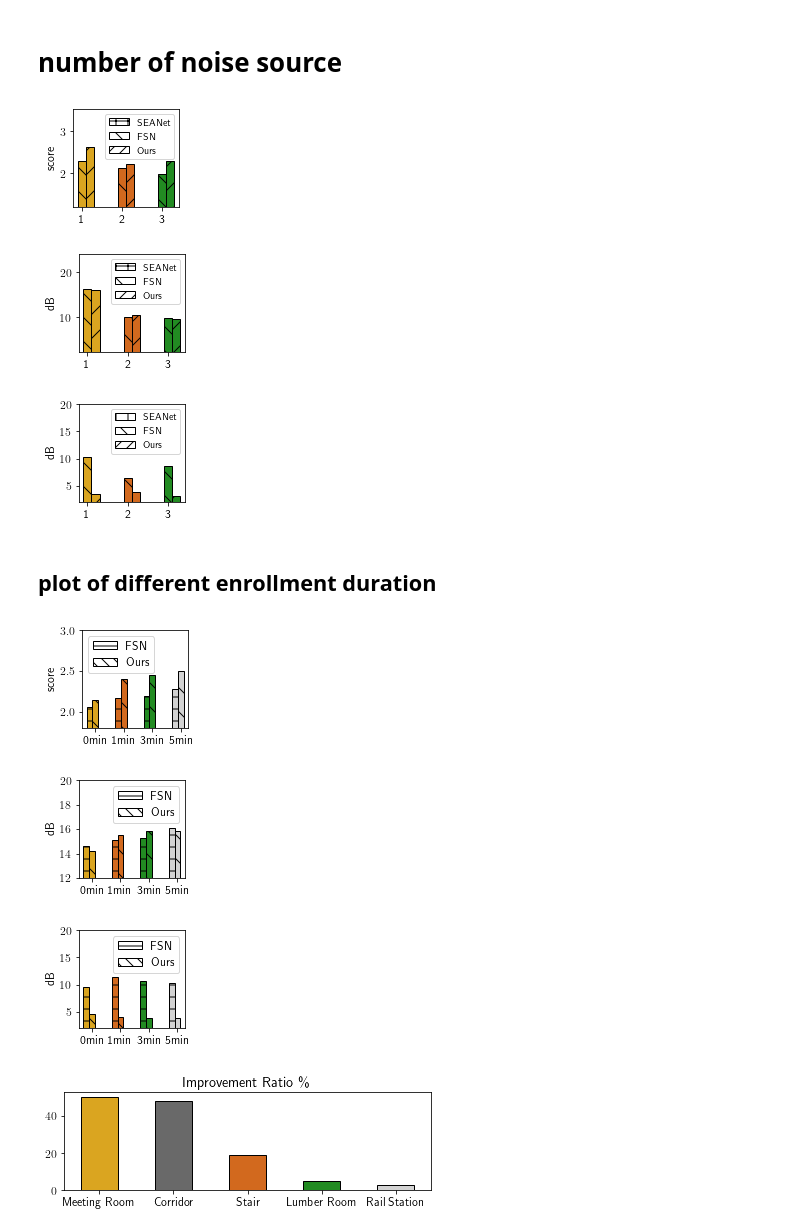
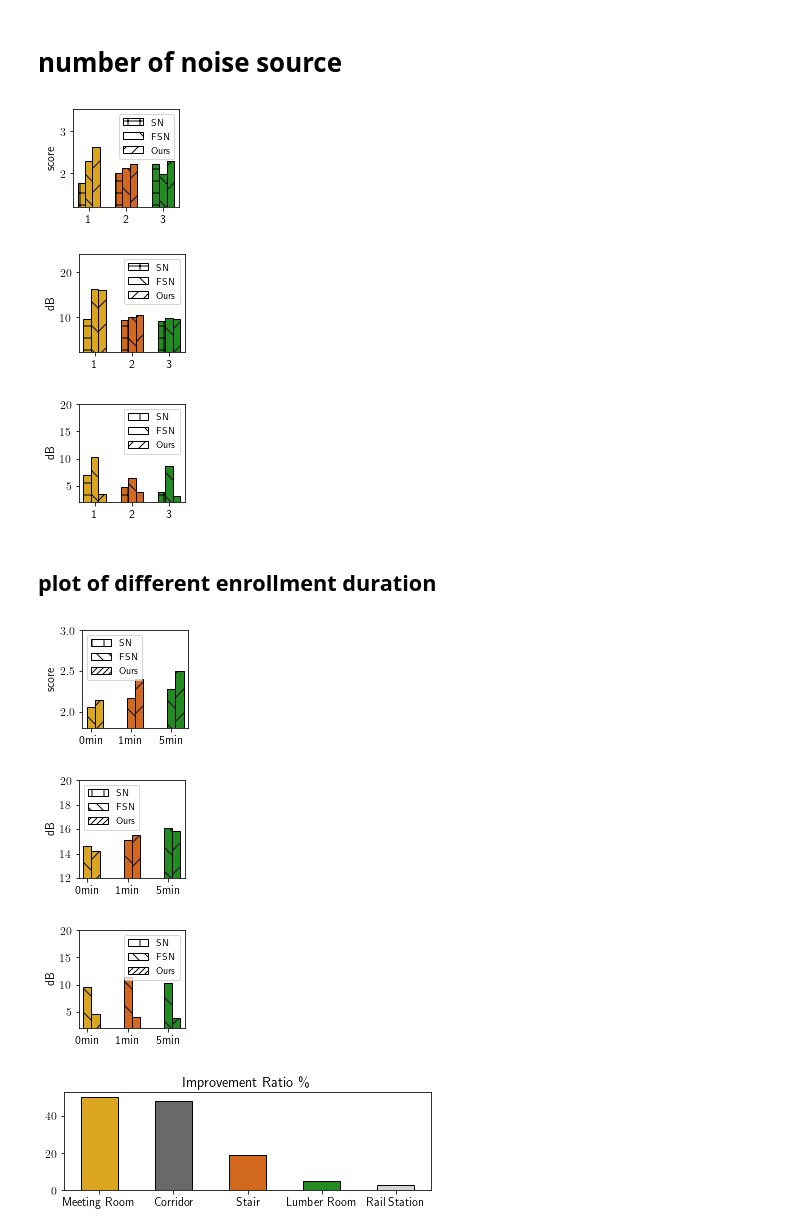
Before and after one commit to lixinghe1999/audioproject, a Jupyter notebook: enhancement/plot/plot.ipynb, the cells around one changed output. Cells and saved outputs as stored; diff of their text form; code cells hidden in the pictures.

Commit message:
train SEANet

```diff
--- a/enhancement/plot/plot.ipynb
+++ b/enhancement/plot/plot.ipynb
@@ -29,7 +29,7 @@ for j in range(3):
     plt.ylim(y_lims[j])
     plt.ylabel(labels[j])
     plt.xticks([0.2, 1.2, 2.2], names)
-    seanet_patch = mpatches.Patch(edgecolor='black', facecolor='white', hatch='+', label='SEANet')
+    seanet_patch = mpatches.Patch(edgecolor='black', facecolor='white', hatch='+', label='SN')
     fullsubnet_patch = mpatches.Patch(edgecolor='black', facecolor='white', hatch='\\', label='FSN')
     vibvoice_patch = mpatches.Patch(edgecolor='black', facecolor='white', hatch='//', label='Ours')
     plt.legend(handles=[seanet_patch, fullsubnet_patch, vibvoice_patch], prop={'size': 10})
@@ -61,7 +61,7 @@ for j in range(3):
     plt.ylim(y_lims[j])
     plt.ylabel(labels[j])
     plt.xticks([0.2, 1.2, 2.2], names)
-    seanet_patch = mpatches.Patch(edgecolor='black', facecolor='white', hatch='+', label='SEANet')
+    seanet_patch = mpatches.Patch(edgecolor='black', facecolor='white', hatch='+', label='SN')
     fullsubnet_patch = mpatches.Patch(edgecolor='black', facecolor='white', hatch='\\', label='FSN')
     vibvoice_patch = mpatches.Patch(edgecolor='black', facecolor='white', hatch='//', label='Ours')
     plt.legend(handles=[seanet_patch, fullsubnet_patch, vibvoice_patch], prop={'size': 10})
@@ -76,7 +76,7 @@ for j in range(3):
 # %%
 vibvoice = [[2.60781122, 15.98623618, 3.49356501], [2.21171661, 10.35452279, 3.78696398], [2.29018847, 9.50529675, 3.05639493]]
 fullsubnet = [[2.2788935, 16.10067001, 10.34507953], [2.13025174, 9.96038313, 6.41581903], [1.96975322, 9.78393053, 8.64868734]]
-seanet = [[2.00628429 9.20062592 4.83937765], [2.20334782 9.00903926 3.93264924]]
+seanet = [[1.77018202, 9.56234749, 6.9765322], [2.00628429, 9.20062592, 4.83937765], [2.20334782, 9.00903926, 3.93264924]]
 names = ['1', '2', '3']
 colors = ['goldenrod', 'chocolate', 'forestgreen']
 y_lims =  [[1.2, 3.5], [2, 24], [2, 20]]
@@ -85,52 +85,53 @@ for j in range(3):
     plt.figure(figsize=(2, 2))
     plt.subplots_adjust(left=0.25, bottom=0.2, right=0.99)
     for i in range(len(names)):
-        # plt.bar(i, seanet[i][j], color=colors[i], edgecolor='black', width=0.2, hatch='+')
+        plt.bar(i, seanet[i][j], color=colors[i], edgecolor='black', width=0.2, hatch='+')
         plt.bar(i + 0.2, fullsubnet[i][j], color=colors[i], edgecolor='black', width=0.2, hatch='\\')
         plt.bar(i + 0.4, vibvoice[i][j], color=colors[i], edgecolor='black', width=0.2, hatch='/')
     plt.ylim(y_lims[j])
     plt.ylabel(labels[j])
     plt.xticks([0.2, 1.2, 2.2], names)
 
-    seanet_patch = mpatches.Patch(edgecolor='black', facecolor='white', hatch='+', label='SEANet')
-    fullsubnet_patch = mpatches.Patch(edgecolor='black', facecolor='white', hatch='\\', label='FSN')
-    vibvoice_patch = mpatches.Patch(edgecolor='black', facecolor='white', hatch='//', label='Ours')
+    seanet_patch = mpatches.Patch(edgecolor='black', facecolor='white', hatch='+', label='SN')
+    fullsubnet_patch = mpatches.Patch(edgecolor='black', facecolor='white', hatch='\\\\', label='FSN')
+    vibvoice_patch = mpatches.Patch(edgecolor='black', facecolor='white', hatch='////', label='Ours')
     plt.legend(handles=[seanet_patch, fullsubnet_patch, vibvoice_patch], prop={'size': 10})
     plt.savefig('noise_number_' + str(j) + '.pdf', dpi=300)
     plt.show()
 # %% [output]
-[figure, old version]
+[figure, new version]
-[figure, old version]
+[figure, new version]
-[figure, old version]
+[figure, new version]
 # %% [markdown]
 ## plot of different enrollment duration
 # %%
-fullsubnet = [[ 2.06042795, 14.63436131, 9.53324297], [ 2.16696222,15.14282735, 11.42487056], [2.19253493, 15.2717887, 10.75469576], [2.2788935, 16.10067001, 10.34507953]]
-vibvoice = [[ 2.14514233, 14.23358384, 4.67921625], [2.40846276, 15.50638137, 3.964647], [2.45129601, 15.88706841, 3.92510713], [ 2.49877256, 15.84743989, 3.95881391]]
-original = [ 2.04479165, 13.9359822,10.07187407]
-Gaussian_mean = [2.33693743, 15.52200202, 4.27338223]
+fullsubnet = [[ 2.06042795, 14.63436131, 9.53324297], [ 2.16696222,15.14282735, 11.42487056], [2.2788935, 16.10067001, 10.34507953]]
+vibvoice = [[ 2.14514233, 14.23358384, 4.67921625], [2.40846276, 15.50638137, 3.964647], [ 2.49877256, 15.84743989, 3.95881391]]
+seanet = [[],[], [1.77018202, 9.56234749, 6.9765322]]
 y_lims = [[1.8, 3], [12, 20], [2, 20]]
-names = ['0min', '1min', '3min', '5min']
+names = ['0min', '1min', '5min']
 colors = ['goldenrod', 'chocolate', 'forestgreen', 'lightgrey']
 labels = ['score', 'dB', 'dB']
 for j in range(3):
     plt.figure(figsize=(2, 2))
     plt.subplots_adjust(left=0.25, bottom=0.2, right=0.99)
     for i in range(len(names)):
-        plt.bar(i, fullsubnet[i][j], color=colors[i], edgecolor='black', width=0.2, hatch='-')
-        plt.bar(i + 0.2, vibvoice[i][j], color=colors[i], edgecolor='black', width=0.2, hatch='\\')
+        #plt.bar(i, seanet[i][j], color=colors[i], edgecolor='black', width=0.2, hatch='+')
+        plt.bar(i + 0.2, fullsubnet[i][j], color=colors[i], edgecolor='black', width=0.2, hatch='\\')
+        plt.bar(i + 0.4, vibvoice[i][j], color=colors[i], edgecolor='black', width=0.2, hatch='/')
     plt.ylim(y_lims[j])
     plt.ylabel(labels[j])
-    plt.xticks([0.2, 1.2, 2.2, 3.2], names)
-    fullsubnet_patch = mpatches.Patch(edgecolor='black', facecolor='white', hatch='--', label='FSN')
-    vibvoice_patch = mpatches.Patch(edgecolor='black', facecolor='white', hatch='\\\\', label='Ours')
-    plt.legend(handles=[fullsubnet_patch, vibvoice_patch])
+    plt.xticks([0.2, 1.2, 2.2], names)
+    seanet_patch = mpatches.Patch(edgecolor='black', facecolor='white', hatch='+', label='SN')
+    fullsubnet_patch = mpatches.Patch(edgecolor='black', facecolor='white', hatch='\\\\', label='FSN')
+    vibvoice_patch = mpatches.Patch(edgecolor='black', facecolor='white', hatch='////', label='Ours')
+    plt.legend(handles=[seanet_patch, fullsubnet_patch, vibvoice_patch], prop={'size': 10})
     plt.savefig('noise_enrollment_' + str(j) + '.pdf', dpi=300)
     plt.show()
 # %% [output]
-[figure, old version]
+[figure, new version]
-[figure, old version]
+[figure, new version]
-[figure, old version]
+[figure, new version]
 # %%
 environment = [50, 48, 19, 5, 3]
 names = ['Meeting Room', 'Corridor', 'Stair', 'Lumber Room', 'Rail Station']
```
Also changed, not shown: parts of 2 cells of this notebook, 1 other file.
